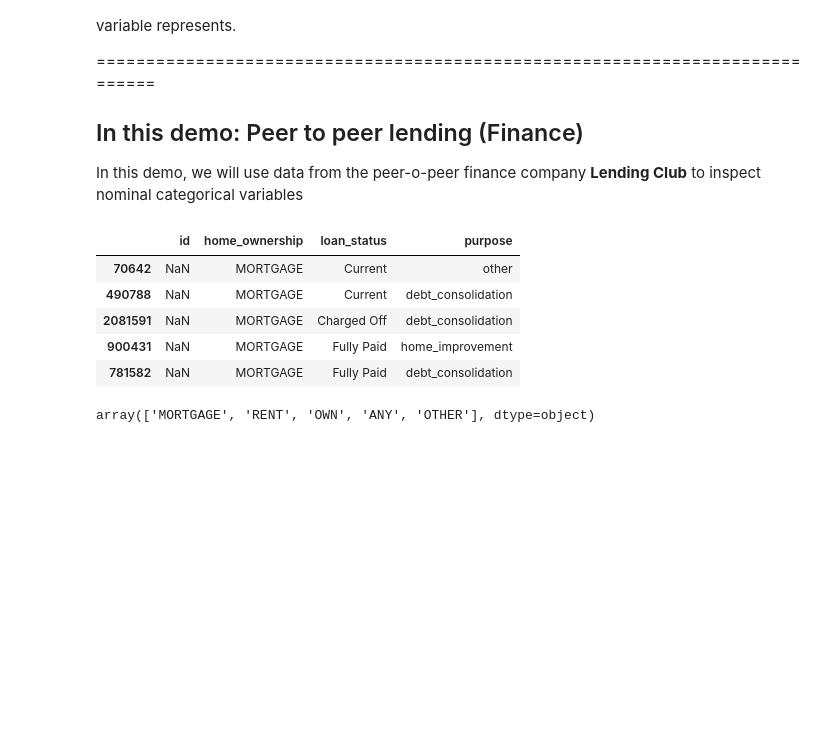
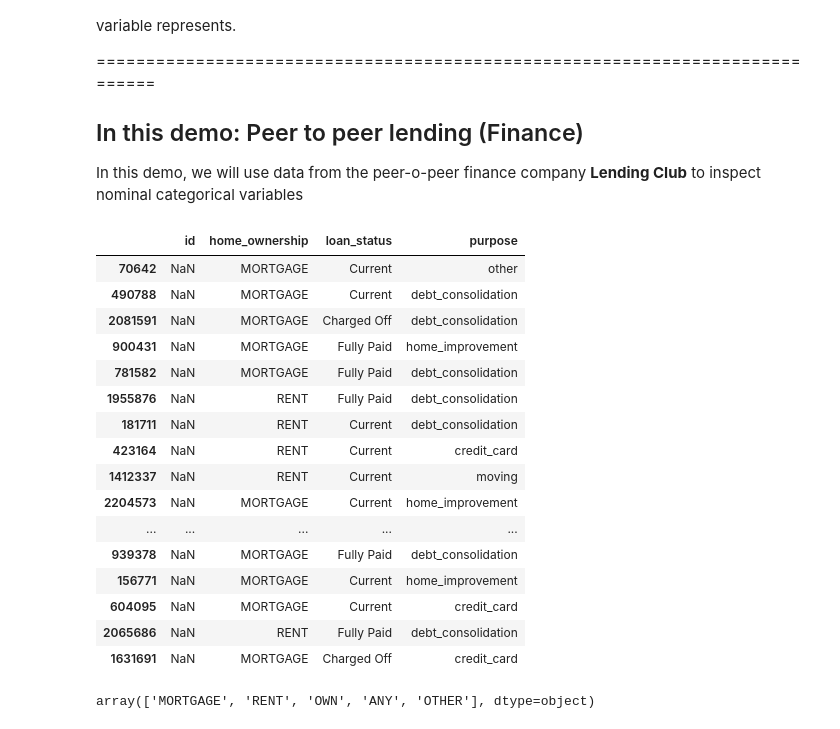
Before and after one commit to duongtrung/IU-DataScienceCourse, a Jupyter notebook: Session4_codes/02.02-Types-of-Variables--Categorical.ipynb, the cells around one changed output. Cells and saved outputs as stored; diff of their text form; code cells hidden in the pictures; blank space fills up the shorter version.

```diff
--- a/Session4_codes/02.02-Types-of-Variables--Categorical.ipynb
+++ b/Session4_codes/02.02-Types-of-Variables--Categorical.ipynb
@@ -70,28 +70,39 @@ import matplotlib.pyplot as plt
 # %%
 # Variable definitions:
 #-------------------------
 # purpose: intended use of the loan
 # loan_status: loan statues, defaulted, paid, etc
 # home_ownership: whether the borrower owns or rents their property
 
 use_cols = ['id', 'purpose', 'loan_status', 'home_ownership']
 
 # NOTE:
 # The loan_small.csv only some first thousands of rows and might not contain enough information to do this exercises.
 # So, I will randomly select 10,000 rows when I load the dataset
 # so I upload just 10,000 rows from the full dataset
 
 data = pd.read_csv('../../../DataCenter/datasets-IU-AI/loan.csv', usecols=use_cols).sample(10000, random_state=44)  # set a seed for reproducibility
 #data = pd.read_csv('datasets/loan_small.csv', usecols=use_cols)
 
-data.head()
+data.head(20)
 # %% [output]
 |  | id | home_ownership | loan_status | purpose |
 | 70642 | NaN | MORTGAGE | Current | other |
 | 490788 | NaN | MORTGAGE | Current | debt_consolidation |
 | 2081591 | NaN | MORTGAGE | Charged Off | debt_consolidation |
 | 900431 | NaN | MORTGAGE | Fully Paid | home_improvement |
 | 781582 | NaN | MORTGAGE | Fully Paid | debt_consolidation |
+| 1955876 | NaN | RENT | Fully Paid | debt_consolidation |
+| 181711 | NaN | RENT | Current | debt_consolidation |
+| 423164 | NaN | RENT | Current | credit_card |
+| 1412337 | NaN | RENT | Current | moving |
+| 2204573 | NaN | MORTGAGE | Current | home_improvement |
+| ... | ... | ... | ... | ... |
+| 939378 | NaN | MORTGAGE | Fully Paid | debt_consolidation |
+| 156771 | NaN | MORTGAGE | Current | home_improvement |
+| 604095 | NaN | MORTGAGE | Current | credit_card |
+| 2065686 | NaN | RENT | Fully Paid | debt_consolidation |
+| 1631691 | NaN | MORTGAGE | Charged Off | credit_card |
 # %%
 # let's inspect the variable home ownership,
 # which indicates whether the borrowers own their home
```
Also changed, not shown: parts of 4 cells of this notebook.
